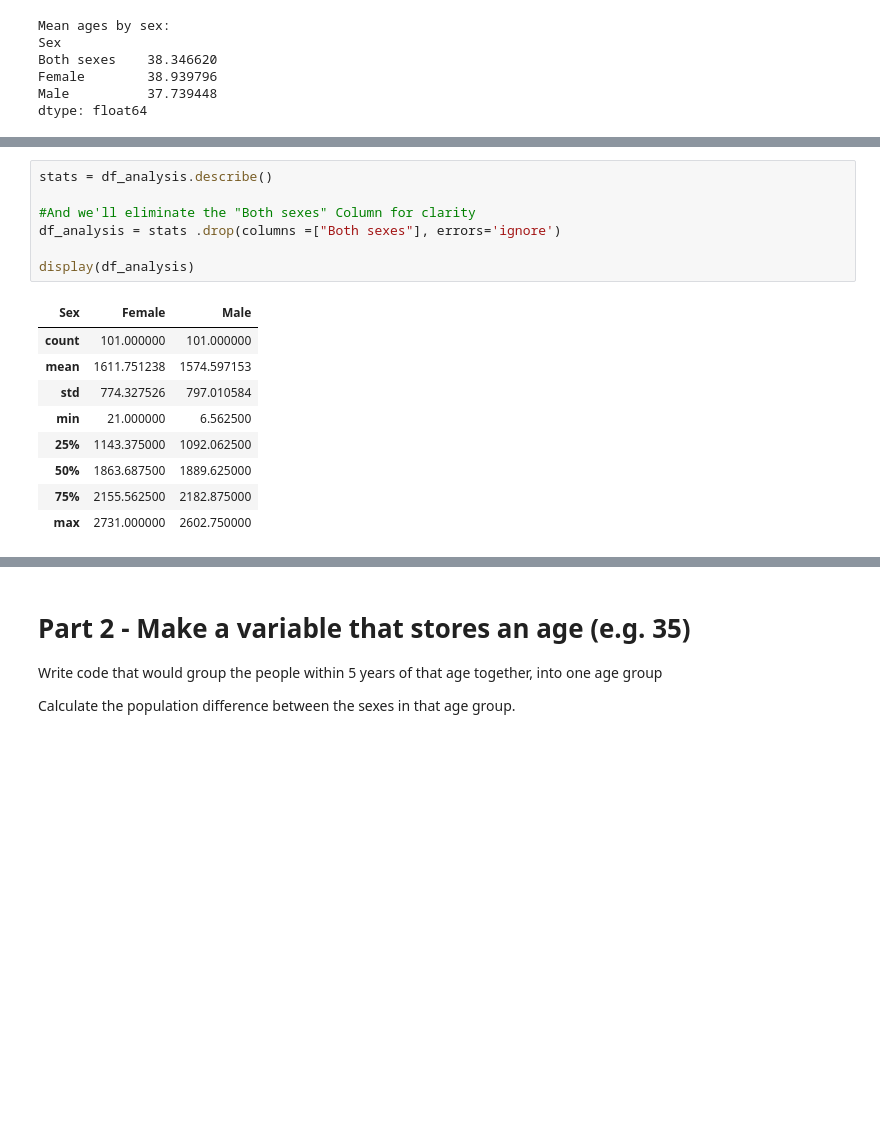
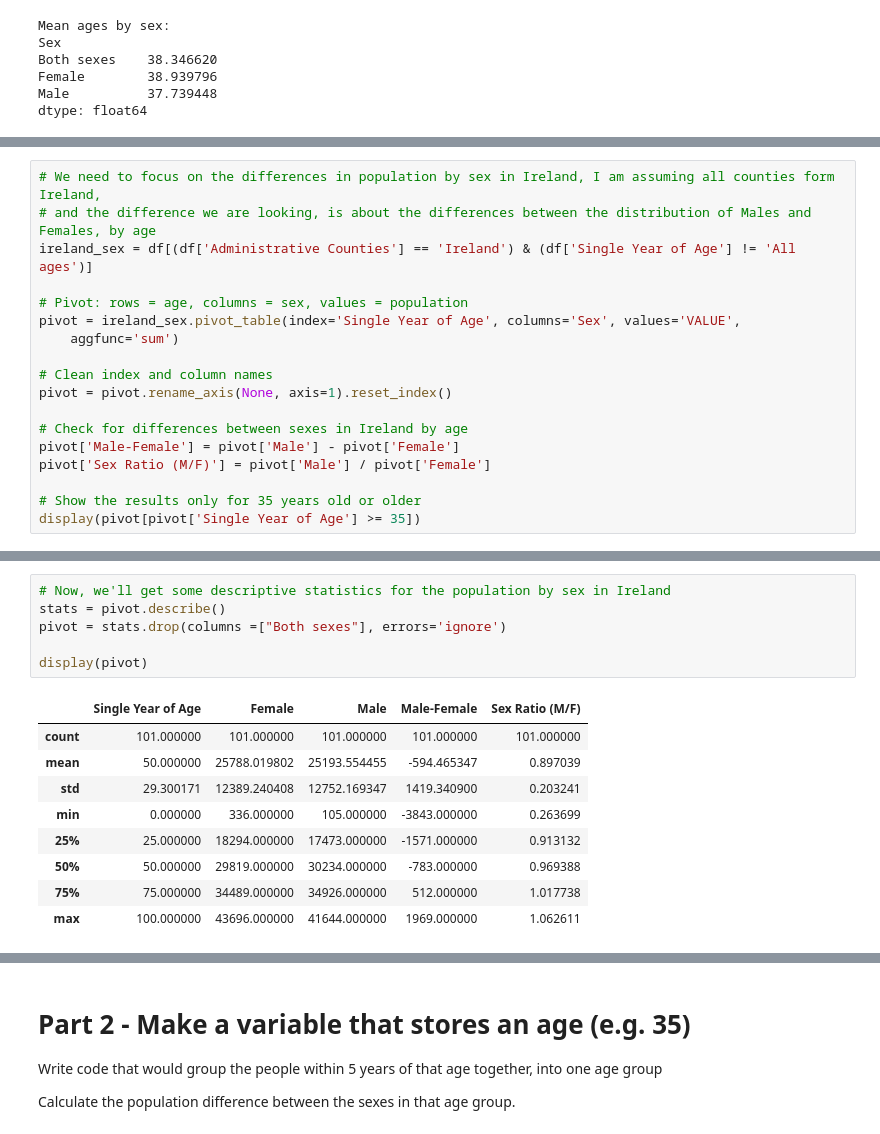
Before and after one commit to marianemcgrath/pfda, a Jupyter notebook: assignment/assignment05_population.ipynb, the cells around one changed output, grey strips where cells are left out. Saved outputs shown, nothing was run; the diff lists cells and outputs as text; blank space fills up the shorter version.

```diff
--- a/assignment/assignment05_population.ipynb
+++ b/assignment/assignment05_population.ipynb
@@ -151,0 +117,18 @@ plt.show()
+# %%
+# We need to focus on the differences in population by sex in Ireland, I am assuming all counties form Ireland,
+# and the difference we are looking, is about the differences between the distribution of Males and Females, by age
+ireland_sex = df[(df['Administrative Counties'] == 'Ireland') & (df['Single Year of Age'] != 'All ages')]
+
+# Pivot: rows = age, columns = sex, values = population
+pivot = ireland_sex.pivot_table(index='Single Year of Age', columns='Sex', values='VALUE',
+    aggfunc='sum')
+
+# Clean index and column names
+pivot = pivot.rename_axis(None, axis=1).reset_index()
+
+# Check for differences between sexes in Ireland by age
+pivot['Male-Female'] = pivot['Male'] - pivot['Female']
+pivot['Sex Ratio (M/F)'] = pivot['Male'] / pivot['Female']
+
+# Show the results only for 35 years old or older
+display(pivot[pivot['Single Year of Age'] >= 35])
@@ -152,17 +149,16 @@ plt.show()
 # %%
-stats = df_analysis.describe()
+# Now, we'll get some descriptive statistics for the population by sex in Ireland
+stats = pivot.describe()
+pivot = stats.drop(columns =["Both sexes"], errors='ignore')
 
-#And we'll eliminate the "Both sexes" Column for clarity
-df_analysis = stats .drop(columns =["Both sexes"], errors='ignore')
-
-display(df_analysis)
+display(pivot)
 # %% [output]
-| Sex | Female | Male |
-| count | 101.000000 | 101.000000 |
-| mean | 1611.751238 | 1574.597153 |
-| std | 774.327526 | 797.010584 |
-| min | 21.000000 | 6.562500 |
-| 25% | 1143.375000 | 1092.062500 |
-| 50% | 1863.687500 | 1889.625000 |
-| 75% | 2155.562500 | 2182.875000 |
-| max | 2731.000000 | 2602.750000 |
+|  | Single Year of Age | Female | Male | Male-Female | Sex Ratio (M/F) |
+| count | 101.000000 | 101.000000 | 101.000000 | 101.000000 | 101.000000 |
+| mean | 50.000000 | 25788.019802 | 25193.554455 | -594.465347 | 0.897039 |
+| std | 29.300171 | 12389.240408 | 12752.169347 | 1419.340900 | 0.203241 |
+| min | 0.000000 | 336.000000 | 105.000000 | -3843.000000 | 0.263699 |
+| 25% | 25.000000 | 18294.000000 | 17473.000000 | -1571.000000 | 0.913132 |
+| 50% | 50.000000 | 29819.000000 | 30234.000000 | -783.000000 | 0.969388 |
+| 75% | 75.000000 | 34489.000000 | 34926.000000 | 512.000000 | 1.017738 |
+| max | 100.000000 | 43696.000000 | 41644.000000 | 1969.000000 | 1.062611 |
```
Also changed, not shown: parts of 7 cells of this notebook, 1 other file.
